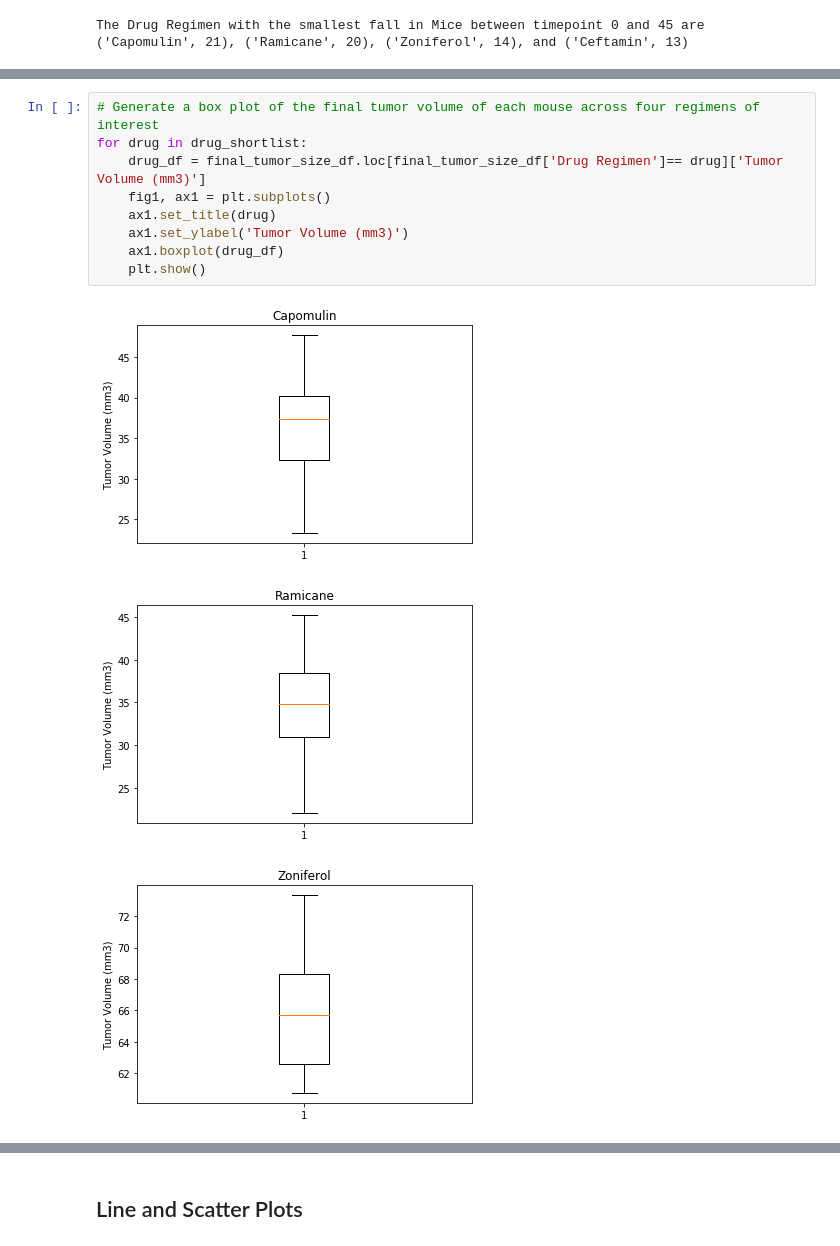
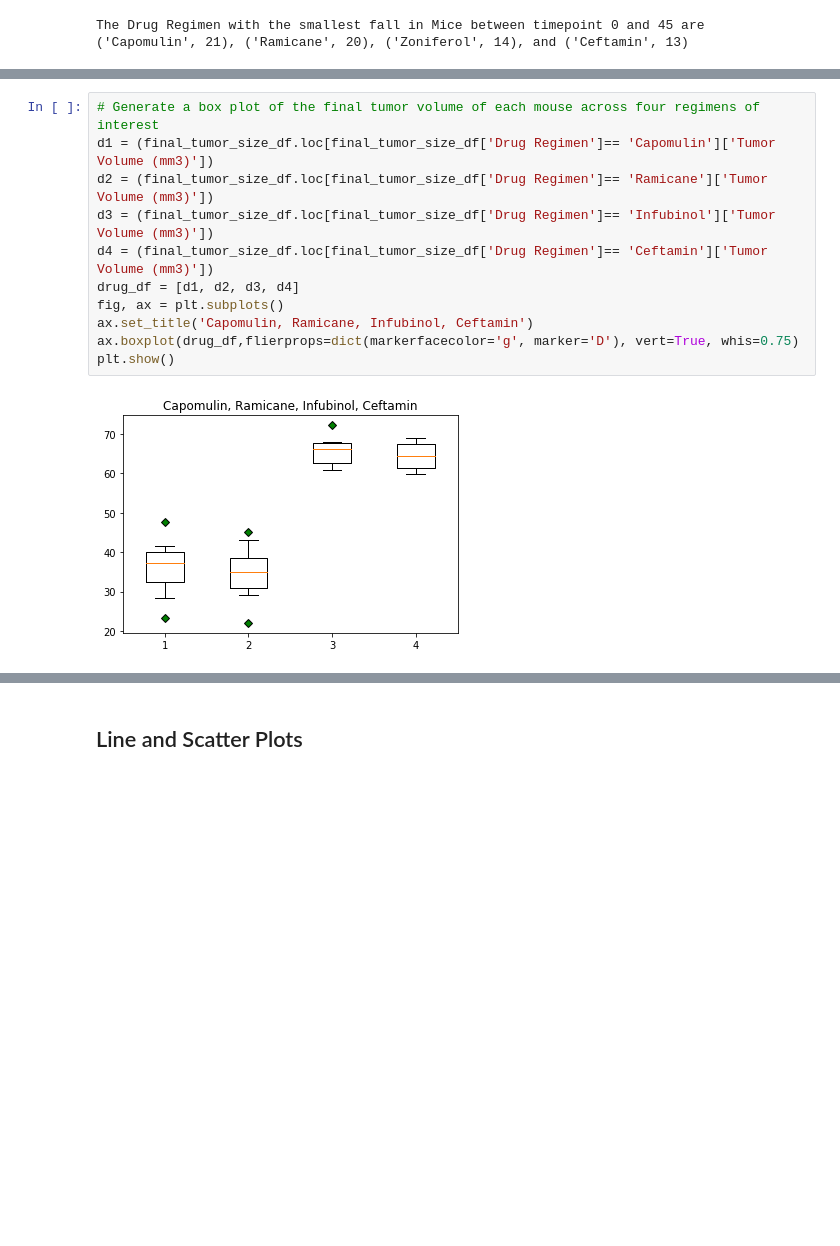
Before and after one commit to rossdavidson47/RICE-Matplotlib-Challenge, a Jupyter notebook: pymaceuticals_Ross_Davidson.ipynb, the cells around one changed output, grey strips where cells are left out. Drawn from its saved outputs; the diff is of its cells as text; blank space fills up the shorter version.

```diff
--- a/pymaceuticals_Ross_Davidson.ipynb
+++ b/pymaceuticals_Ross_Davidson.ipynb
@@ -220,14 +220,14 @@ Ceftamins median is 64.3, and the quartiles are 61.4 and 67.5. IQR is 6.1. Value
 For Ceftamin, these values might be:[] and []
 # %%
 # Generate a box plot of the final tumor volume of each mouse across four regimens of interest
-for drug in drug_shortlist:
-    drug_df = final_tumor_size_df.loc[final_tumor_size_df['Drug Regimen']== drug]['Tumor Volume (mm3)']
-    fig1, ax1 = plt.subplots()
-    ax1.set_title(drug)
-    ax1.set_ylabel('Tumor Volume (mm3)')
-    ax1.boxplot(drug_df)
-    plt.show()
+d1 = (final_tumor_size_df.loc[final_tumor_size_df['Drug Regimen']== 'Capomulin']['Tumor Volume (mm3)'])
+d2 = (final_tumor_size_df.loc[final_tumor_size_df['Drug Regimen']== 'Ramicane']['Tumor Volume (mm3)'])
+d3 = (final_tumor_size_df.loc[final_tumor_size_df['Drug Regimen']== 'Infubinol']['Tumor Volume (mm3)'])
+d4 = (final_tumor_size_df.loc[final_tumor_size_df['Drug Regimen']== 'Ceftamin']['Tumor Volume (mm3)'])
+drug_df = [d1, d2, d3, d4]
+fig, ax = plt.subplots()
+ax.set_title('Capomulin, Ramicane, Infubinol, Ceftamin')
+ax.boxplot(drug_df,flierprops=dict(markerfacecolor='g', marker='D'), vert=True, whis=0.75)
+plt.show()
 # %% [output]
-[figure, old version]
+[figure, new version]
-[figure, removed]
-[figure, removed]
```
Also changed, not shown: parts of 2 cells of this notebook.
